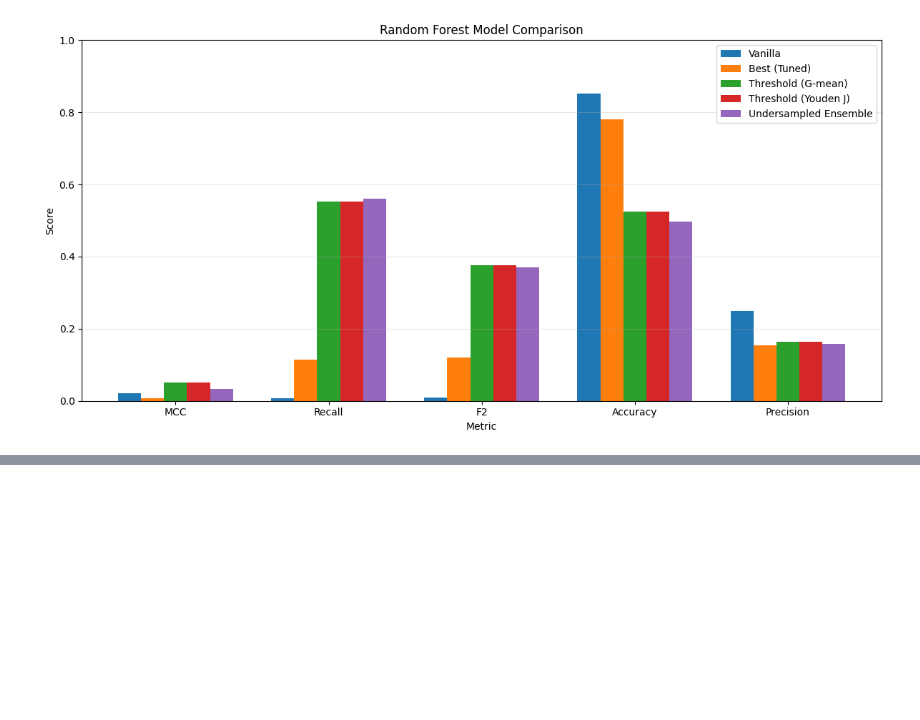
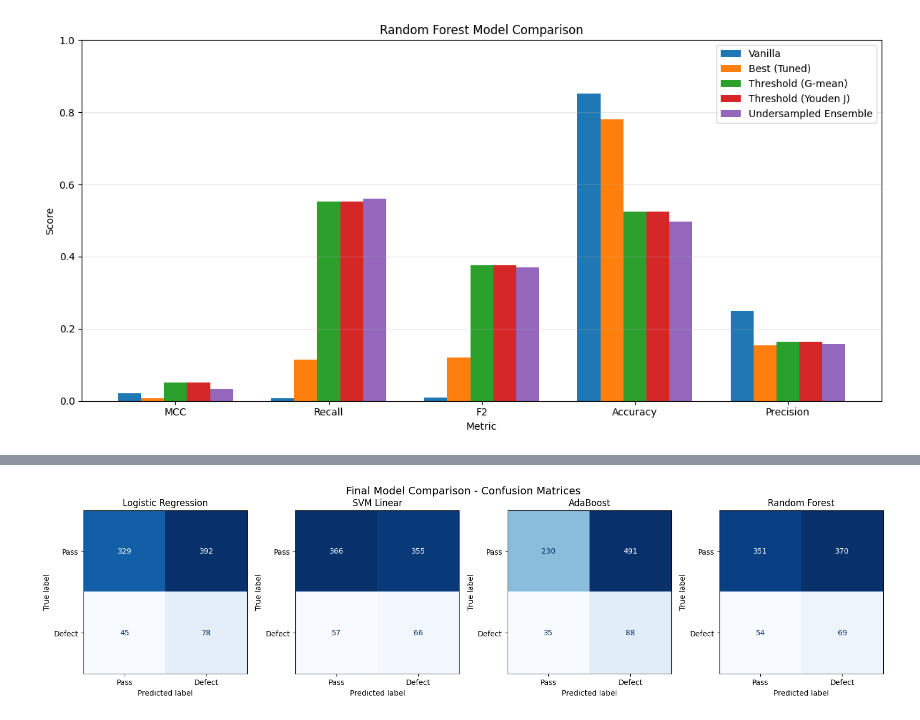
Before and after one commit to Antibodyy/La_Finale, a Jupyter notebook: Semiconductor Quality Control/COMPILED_WORKBOOK_IN_PROGRESS.ipynb, the cells around one changed output, grey strips where cells are left out. Drawn from its saved outputs; the diff is of its cells as text; code cells hidden in the pictures; blank space fills up the shorter version.

```diff
--- a/Semiconductor Quality Control/COMPILED_WORKBOOK_IN_PROGRESS.ipynb
+++ b/Semiconductor Quality Control/COMPILED_WORKBOOK_IN_PROGRESS.ipynb
@@ -1744,0 +1839,18 @@ plt.show()
+# %%
+fig, axes = plt.subplots(1, 4, figsize=(16, 4))
+
+final_preds = [y_pred_optimal, pred_linear, y_pred_best_ada, y_pred_rf_under]
+final_titles = ['Logistic Regression', 'SVM Linear', 'AdaBoost', 'Random Forest']
+
+for ax, pred, title in zip(axes, final_preds, final_titles):
+    cm = confusion_matrix(y_test, pred)
+    disp = ConfusionMatrixDisplay(confusion_matrix=cm, display_labels=['Pass', 'Defect'])
+    disp.plot(cmap='Blues', values_format='d', ax=ax, colorbar=False)
+    ax.set_title(title)
+    ax.grid(False)
+
+plt.suptitle('Final Model Comparison - Confusion Matrices', fontsize=14)
+plt.tight_layout()
+plt.show()
+# %% [output]
+[figure, added]
```
Also changed, not shown: parts of 6 cells of this notebook, 2 other files.
